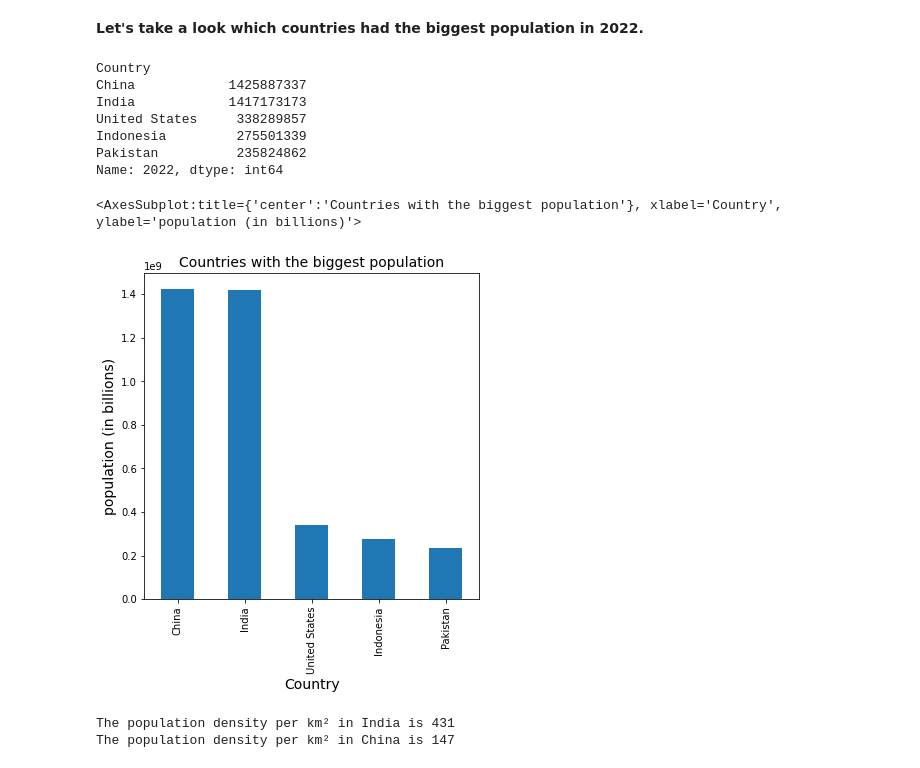
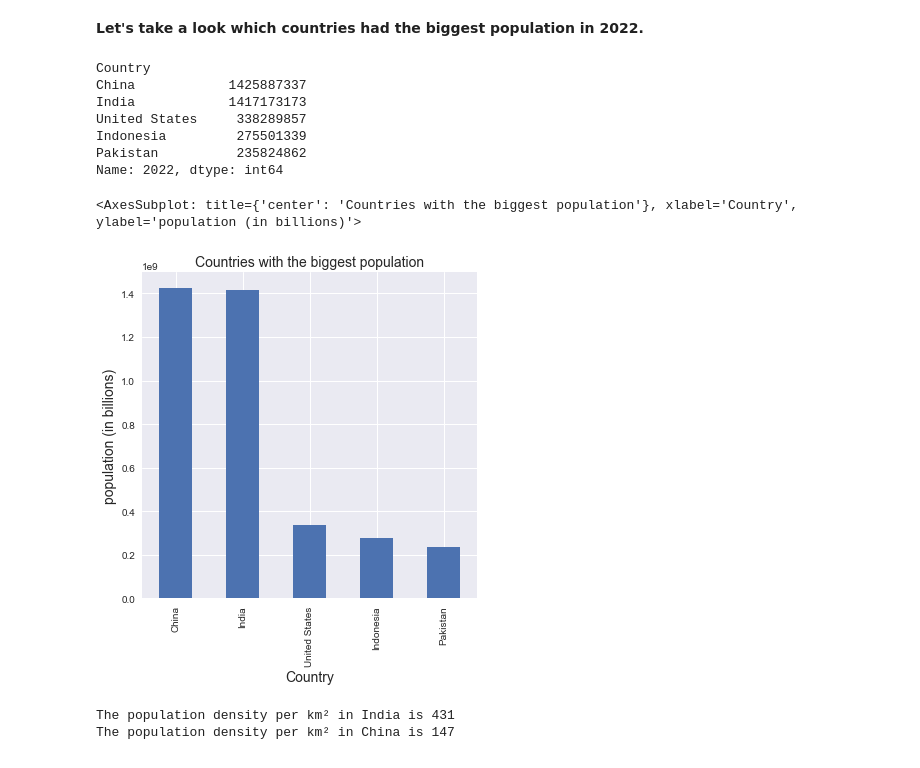
Before and after one commit to M-a-n-i-s-h-k-u-m-a-r/EDA-India-vs-China, a Jupyter notebook: china-vs-india.ipynb, the cells around one changed output. Cells and saved outputs as stored; diff of their text form; code cells hidden in the pictures.

```diff
--- a/china-vs-india.ipynb
+++ b/china-vs-india.ipynb
@@ -24,5 +1,19 @@ for dirname, _, filenames in os.walk('/kaggle/input'):
+# %%
+# For linear algebra and CSV operations
+import numpy as np
+import pandas as pd
+
+# For plotting various graphs
+import matplotlib.pyplot as plt
+import seaborn as sns
+
+# Show all the columns of dataframe
+pd.set_option("display.max_columns", None)
+
+# Theme for all the graphs
+plt.style.use("seaborn")
 # %%
-population = pd.read_csv("../input/world-population-dataset/world_population.csv")
+population = pd.read_csv("world_population.csv")
 # %%
 population.head()
 # %% [output]
@@ -55,12 +46,15 @@ memory usage: 31.1+ KB
 # %%
 population.set_index("Country", inplace=True)
 # %%
-population.rename(columns = {
- '2022 Population': "2022",
- '2020 Population': "2020",
- '2015 Population': "2015",
- '2010 Population': "2010",
- '2000 Population': "2000",
- '1990 Population': "1990",
- '1980 Population': "1980",
- '1970 Population': "1970"}, inplace = True)
+columns = {
+    '2022 Population': "2022",
+    '2020 Population': "2020",
+    '2015 Population': "2015",
+    '2010 Population': "2010",
+    '2000 Population': "2000",
+    '1990 Population': "1990",
+    '1980 Population': "1980",
+    '1970 Population': "1970"
+}
+
+population.rename(columns=columns, inplace=True)
@@ -67,22 +71,25 @@ population.rename(columns = {
 # %% [markdown]
 **Let's take a look which countries had the biggest population in 2022.**
+# %%
+population["2022"].nlargest()
+# %% [output]
+Country
+China            1425887337
+India            1417173173
+United States     338289857
+Indonesia         275501339
+Pakistan          235824862
+Name: 2022, dtype: int64
 # %%
-print(population["2022"].nlargest())
 plt.figure(figsize=(6,6))
-plt.title("Countries with the biggest population",fontsize=14)
-plt.ylabel("population (in billions)",fontsize=14)
-plt.xlabel("countries)",fontsize=14)
+plt.title("Countries with the biggest population", fontsize=14)
+plt.ylabel("population (in billions)", fontsize=14)
+plt.xlabel("countries", fontsize=14)
+
 population["2022"].nlargest().plot(kind="bar")
 # %% [output]
-Country
-China            1425887337
-India            1417173173
-United States     338289857
-Indonesia         275501339
-Pakistan          235824862
-Name: 2022, dtype: int64
+<AxesSubplot: title={'center': 'Countries with the biggest population'}, xlabel='Country', ylabel='population (in billions)'>
-<AxesSubplot:title={'center':'Countries with the biggest population'}, xlabel='Country', ylabel='population (in billions)'>
-[figure, old version]
+[figure, new version]
 # %%
 china = population.loc["China"]
 india = population.loc["India"]
```
Also changed, not shown: parts of 8 cells of this notebook.
